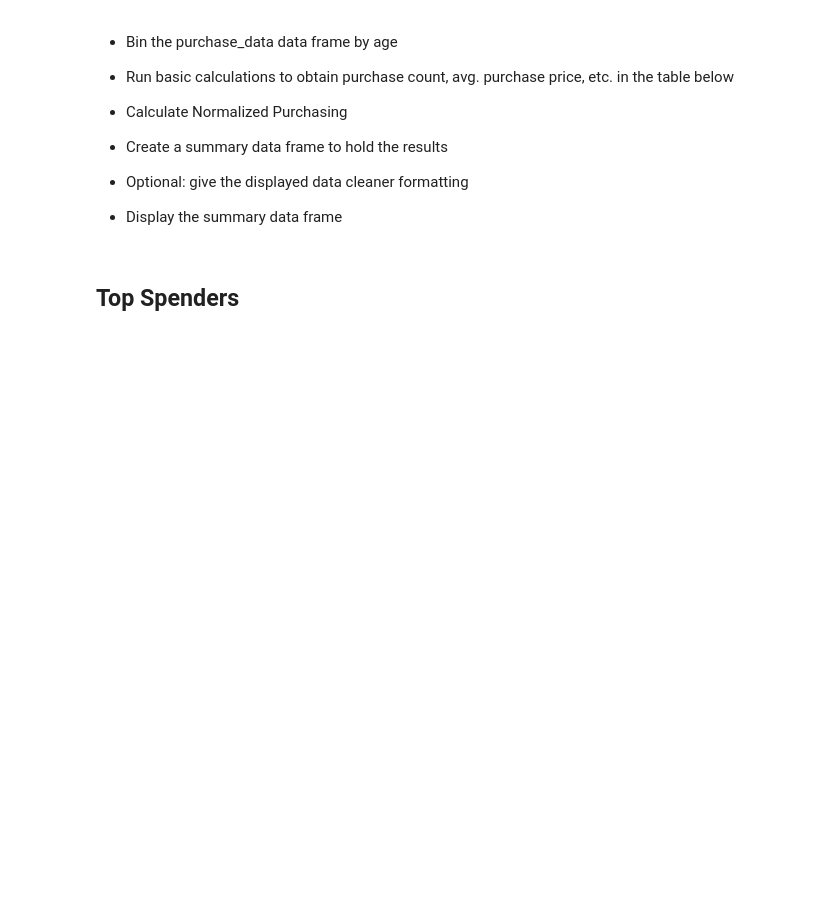
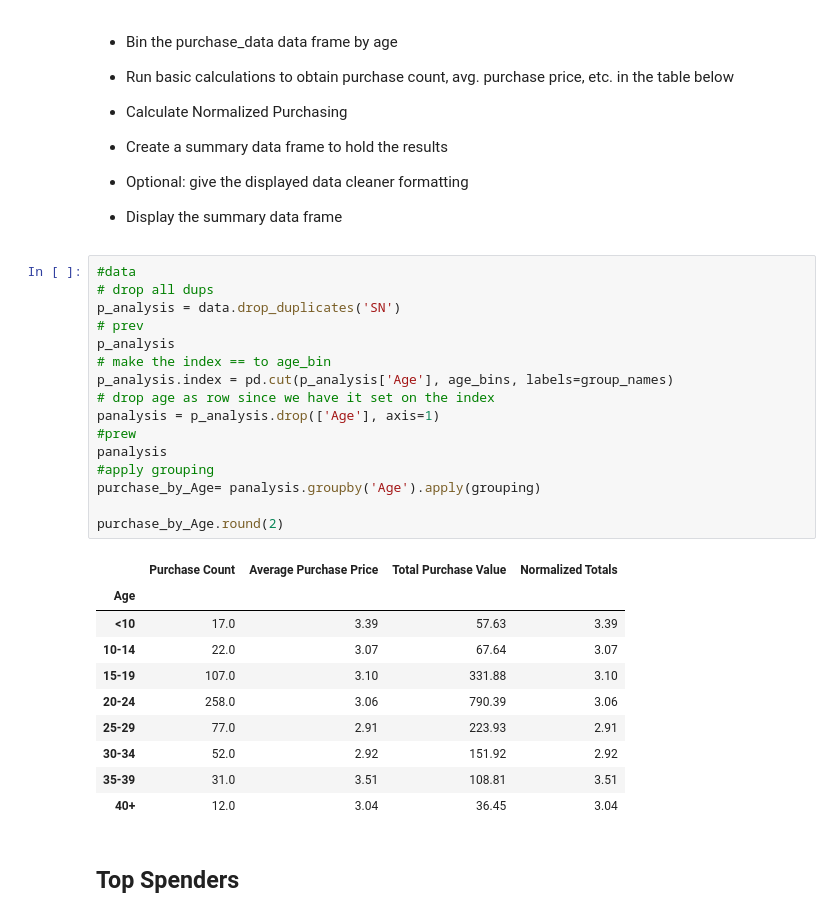
Before and after one commit to emercad0/Heroes-Of-Pymoli-Data-Analysis, a Jupyter notebook: HeroesOfPymoli/HeroesOfPymoli_starter.ipynb, the cells around one changed output. Cells and saved outputs as stored; diff of their text form; blank space fills up the shorter version.

```diff
--- a/HeroesOfPymoli/HeroesOfPymoli_starter.ipynb
+++ b/HeroesOfPymoli/HeroesOfPymoli_starter.ipynb
@@ -220,6 +223,33 @@ Name: Gender, dtype: int64
 
 
 * Display the summary data frame
+# %%
+#data
+# drop all dups
+p_analysis = data.drop_duplicates('SN')
+# prev
+p_analysis
+# make the index == to age_bin
+p_analysis.index = pd.cut(p_analysis['Age'], age_bins, labels=group_names)
+# drop age as row since we have it set on the index
+panalysis = p_analysis.drop(['Age'], axis=1)
+#prew
+panalysis
+#apply grouping
+purchase_by_Age= panalysis.groupby('Age').apply(grouping)
+
+purchase_by_Age.round(2)
+# %% [output]
+|  | Purchase Count | Average Purchase Price | Total Purchase Value | Normalized Totals |
+| Age |  |  |  |  |
+| <10 | 17.0 | 3.39 | 57.63 | 3.39 |
+| 10-14 | 22.0 | 3.07 | 67.64 | 3.07 |
+| 15-19 | 107.0 | 3.10 | 331.88 | 3.10 |
+| 20-24 | 258.0 | 3.06 | 790.39 | 3.06 |
+| 25-29 | 77.0 | 2.91 | 223.93 | 2.91 |
+| 30-34 | 52.0 | 2.92 | 151.92 | 2.92 |
+| 35-39 | 31.0 | 3.51 | 108.81 | 3.51 |
+| 40+ | 12.0 | 3.04 | 36.45 | 3.04 |
 # %% [markdown]
 ## Top Spenders
 # %% [markdown]
```
Also changed, not shown: parts of 8 cells of this notebook.
